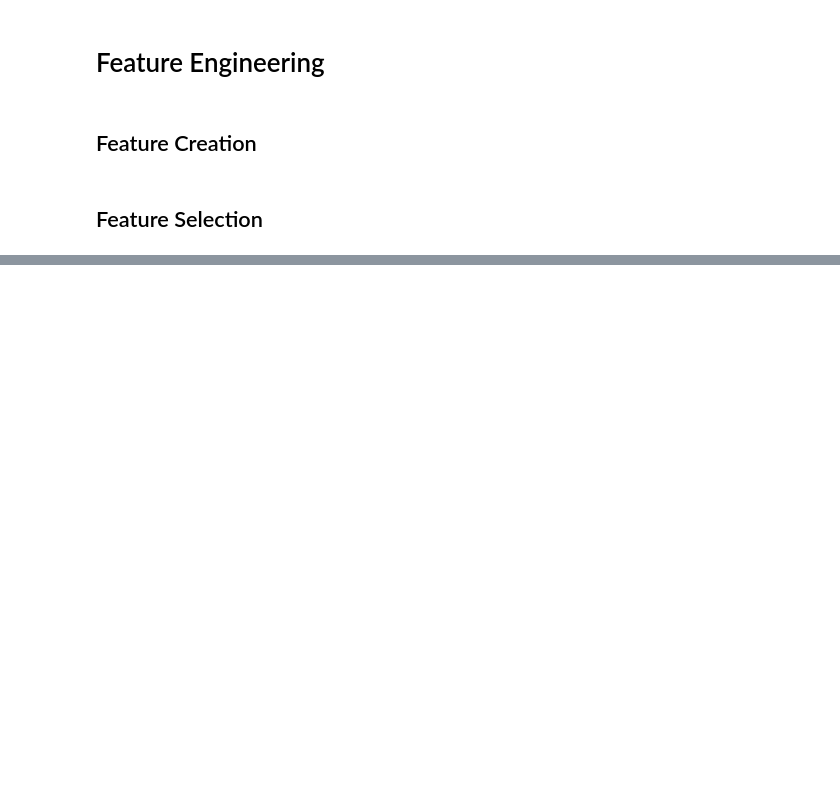
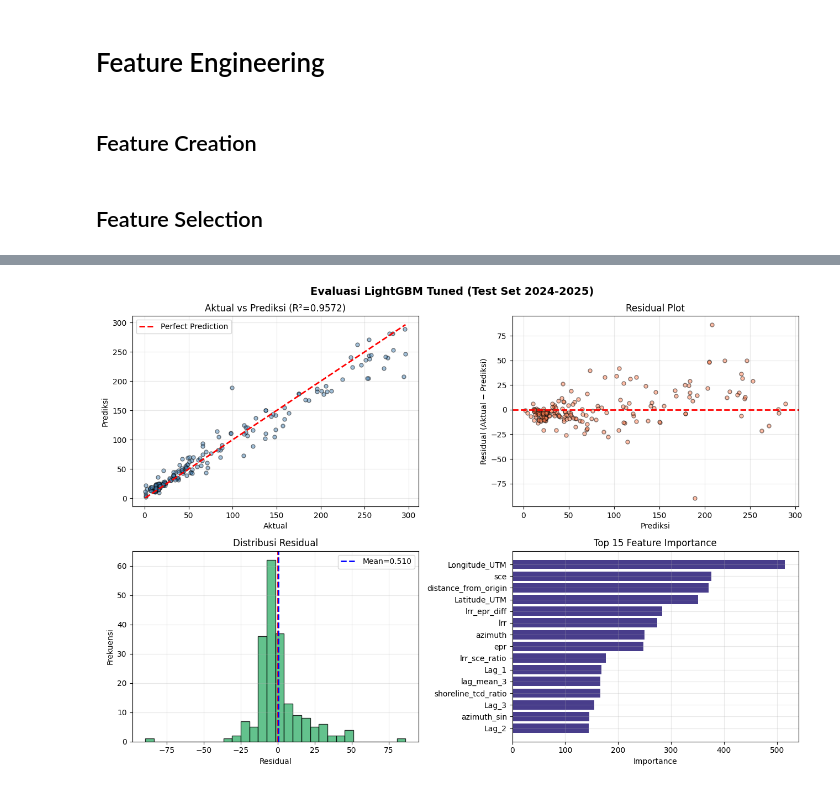
Before and after one commit to RikyDataScientist/shoreline-change-kenjeran, a Jupyter notebook: src/shoreline_model.ipynb, the cells around one changed output, grey strips where cells are left out. Cells and saved outputs as stored; diff of their text form; code cells hidden in the pictures; blank space fills up the shorter version.

```diff
--- a/src/shoreline_model.ipynb
+++ b/src/shoreline_model.ipynb
@@ -130,0 +802,15 @@ y_test = y.iloc[split_idx:].copy()
+# %%
+y_pred_final = lgb_model_tuned.predict(X_test)
+residuals = y_test.values - y_pred_final
+
+mask = y_test.values != 0
+mape = np.mean(np.abs(residuals[mask] / y_test.values[mask])) * 100
+
+print("EVALUASI FINAL: LightGBM Tuned (Test Set 2024-2025)")
+print(f"MAE       : {lgb_tuned_mae:.4f}")
+print(f"RMSE      : {lgb_tuned_rmse:.4f}")
+print(f"R²        : {lgb_tuned_r2:.4f}")
+print(f"MAPE      : {mape:.2f}%")
+print(f"Median AE : {np.median(np.abs(residuals)):.4f}")
+print(f"Max AE    : {np.max(np.abs(residuals)):.4f}")
+print(f"Min AE    : {np.min(np.abs(residuals)):.4f}")
@@ -130,0 +826,44 @@ y_test = y.iloc[split_idx:].copy()
+# %%
+fig, axes = plt.subplots(2, 2, figsize=(13, 9))
+fig.suptitle('Evaluasi LightGBM Tuned (Test Set 2024-2025)',
+             fontsize=14, fontweight='bold')
+
+# 1. Aktual vs Prediksi
+ax = axes[0, 0]
+ax.scatter(y_test, y_pred_final, alpha=0.5, c='steelblue', edgecolor='k', s=25)
+lims = [min(y_test.min(), y_pred_final.min()),
+        max(y_test.max(), y_pred_final.max())]
+ax.plot(lims, lims, 'r--', lw=2, label='Perfect Prediction')
+ax.set_xlabel('Aktual'); ax.set_ylabel('Prediksi')
+ax.set_title(f'Aktual vs Prediksi (R²={lgb_tuned_r2:.4f})')
+ax.legend(); ax.grid(alpha=0.3)
+
+# 2. Residual Plot
+ax = axes[0, 1]
+ax.scatter(y_pred_final, residuals, alpha=0.5, c='coral', edgecolor='k', s=25)
+ax.axhline(0, color='red', linestyle='--', lw=2)
+ax.set_xlabel('Prediksi'); ax.set_ylabel('Residual (Aktual − Prediksi)')
+ax.set_title('Residual Plot'); ax.grid(alpha=0.3)
+
+# 3. Distribusi Residual
+ax = axes[1, 0]
+ax.hist(residuals, bins=30, color='mediumseagreen', edgecolor='k', alpha=0.8)
+ax.axvline(0, color='red', linestyle='--', lw=2)
+ax.axvline(np.mean(residuals), color='blue', linestyle='--', lw=2,
+           label=f'Mean={np.mean(residuals):.3f}')
+ax.set_xlabel('Residual'); ax.set_ylabel('Frekuensi')
+ax.set_title('Distribusi Residual'); ax.legend(); ax.grid(alpha=0.3)
+
+# 4. Feature Importance Top 15
+ax = axes[1, 1]
+imp = pd.Series(lgb_model_tuned.feature_importances_, index=X_train.columns)
+imp_top = imp.sort_values(ascending=True).tail(15)
+ax.barh(imp_top.index, imp_top.values, color='darkslateblue')
+ax.set_xlabel('Importance'); ax.set_title('Top 15 Feature Importance')
+ax.grid(alpha=0.3)
+
+plt.tight_layout()
+plt.savefig(os.path.join(output_dir_img, 'viz_evaluasi_final.png'), bbox_inches='tight', dpi=120)
+plt.show()
+# %% [output]
+[figure, added]
```
Also changed, not shown: parts of 38 cells of this notebook, 11 other files.
